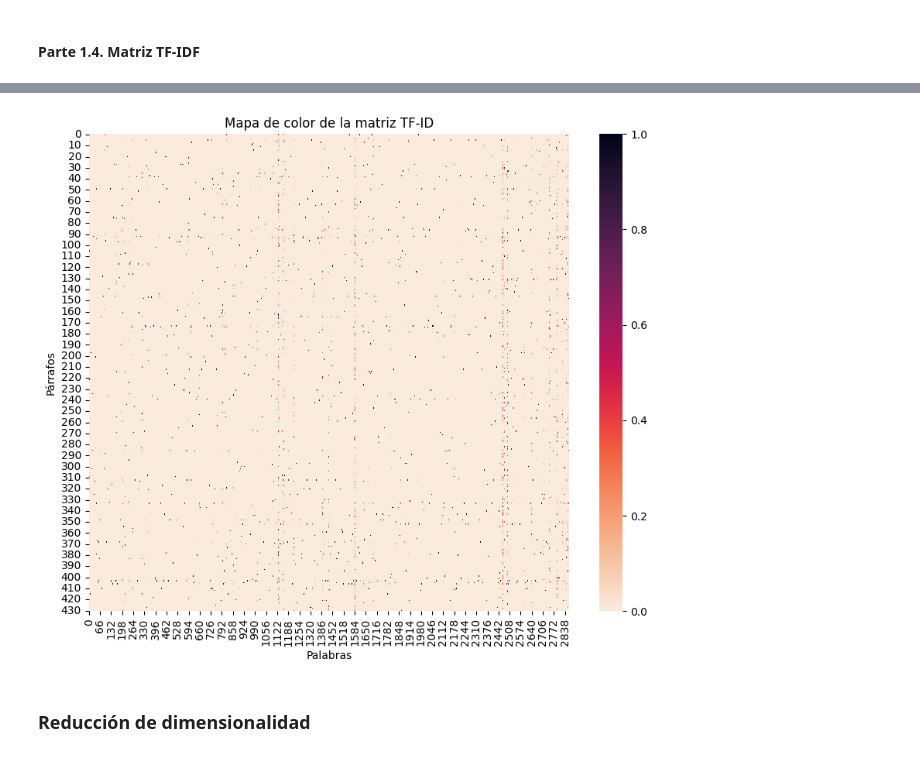
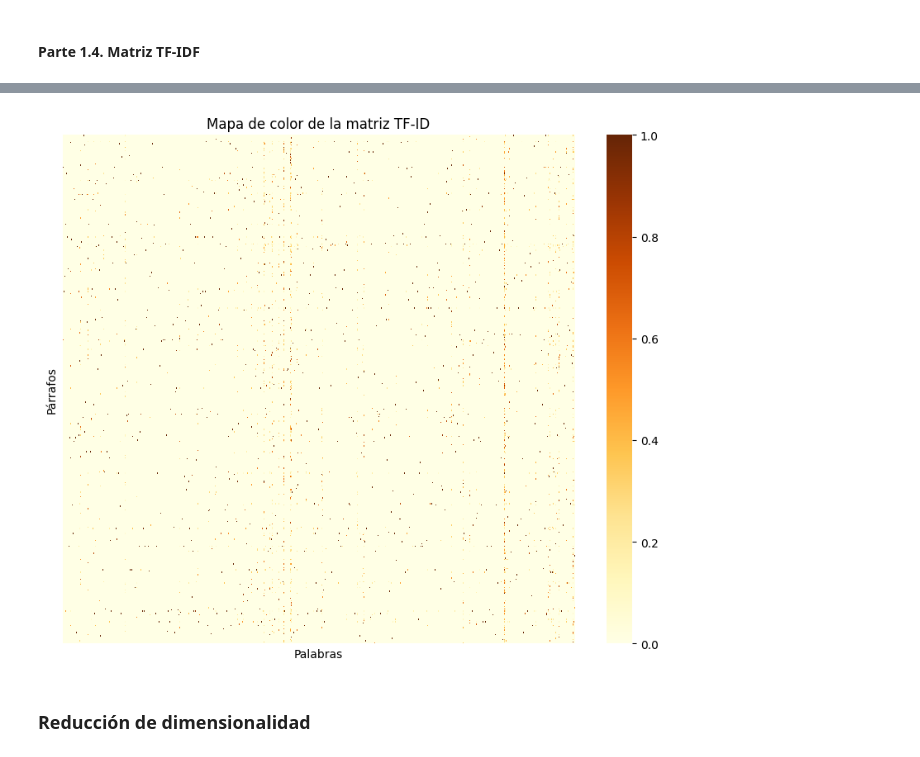
Before and after one commit to lupish/introcd_grupo_17, a Jupyter notebook: Tarea_2/shakespeare_tarea_2.ipynb, the cells around one changed output, grey strips where cells are left out. Cells and saved outputs as stored; diff of their text form; code cells hidden in the pictures.

```diff
--- a/Tarea_2/shakespeare_tarea_2.ipynb
+++ b/Tarea_2/shakespeare_tarea_2.ipynb
@@ -379,24 +365,38 @@ X_train_tf # matriz TF-IDF
 # %%
 # graficar la matriz de TF-IDF
 
 # normalizar los valores de la matriz
 dense_matrix = X_train_tf.toarray()
 scaler = MinMaxScaler()
 normalized_matrix = scaler.fit_transform(dense_matrix)
 
 # heatmap
 plt.figure(figsize=(10, 8))
-cmap = sb.color_palette("rocket_r", as_cmap=True)
+cmap = sb.color_palette("YlOrBr", as_cmap=True)
 sb.heatmap(normalized_matrix, cmap=cmap)
 
 plt.title("Mapa de color de la matriz TF-ID")
 plt.xlabel("Palabras")
 plt.ylabel("Párrafos")
 
+plt.tick_params(
+    axis="x",
+    which="both",
+    bottom = False,
+    labelbottom = False
+)
+
+plt.tick_params(
+    axis="y",
+    which="both",
+    left = False,
+    labelleft = False
+)
+
 # Mostrar el mapa de calor
 plt.show()
 # %% [output]
-[figure, old version]
+[figure, new version]
 # %% [markdown]
 ### Reducción de dimensionalidad
 # %% [markdown]
```
Also changed, not shown: parts of 15 cells of this notebook.
